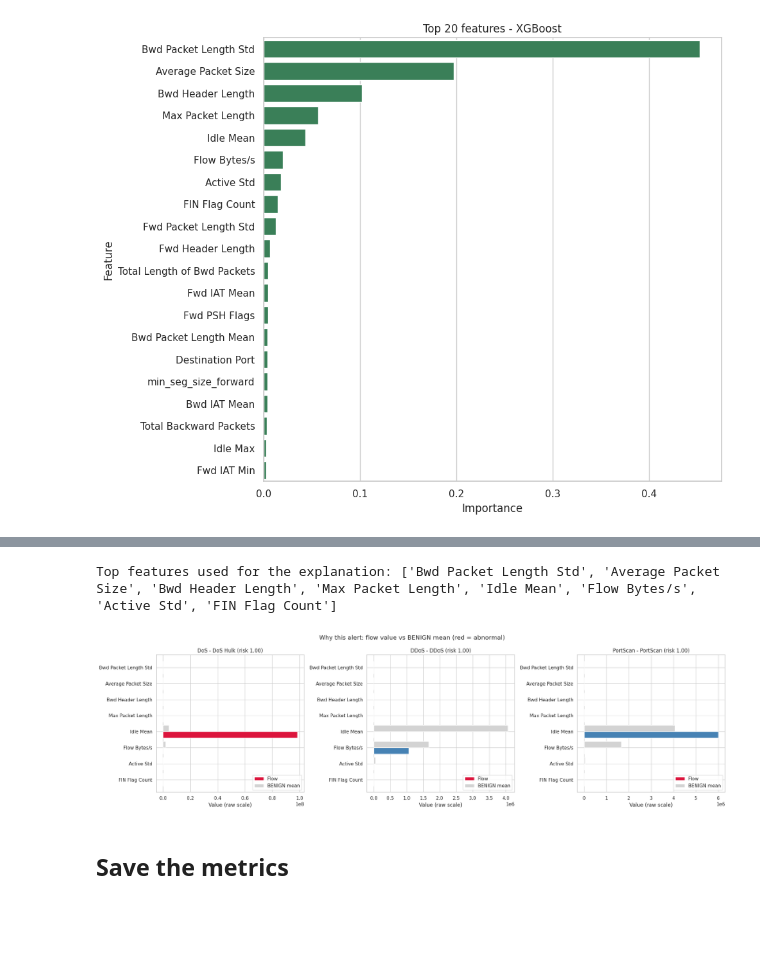
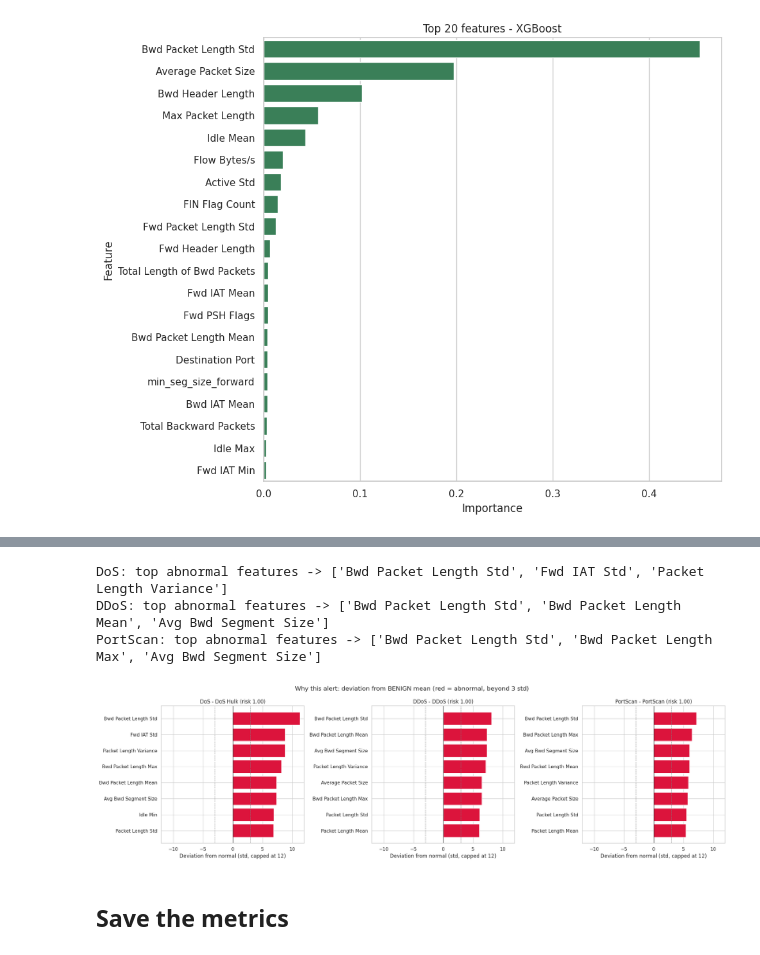
Before and after one commit to Buoyairican/Detection-explicable-danomalies, a Jupyter notebook: notebooks/04_evaluation.ipynb, the cells around one changed output, grey strips where cells are left out. Saved outputs shown, nothing was run; the diff lists cells and outputs as text; code cells hidden in the pictures; blank space fills up the shorter version.

```diff
--- a/notebooks/04_evaluation.ipynb
+++ b/notebooks/04_evaluation.ipynb
@@ -222,45 +224,58 @@ deviate strongly from normal traffic: these are the reasons for the alert.
 # %%
 df_eval = df.copy()
 df_eval["pred"] = y_pred_best
 df_eval["proba"] = proba_best
+
+# benign mean and std per feature (from the BENIGN flows of the test set)
+benign_mask = df["Label_binary"] == 0
+benign_mean = df.loc[benign_mask, features].mean()
+benign_std = df.loc[benign_mask, features].std().replace(0, np.nan)
 
 # one well-detected attack per family (highest risk score)
 target_families = ["DoS", "DDoS", "PortScan"]
 alert_idx = []
 for fam in target_families:
     mask = (df_eval["Label_group"] == fam) & (df_eval["Label_binary"] == 1) & (df_eval["pred"] == 1)
     cand = df_eval[mask]
     if len(cand) > 0:
         alert_idx.append(cand["proba"].idxmax())
 
-top_features = importances.head(8).index.tolist()
-print("Top features used for the explanation:", top_features)
+threshold = 3.0   # abnormal if more than 3 std from the benign mean
+cap = 12.0        # cap the displayed deviation so the chart stays readable
 
 fig, axs = plt.subplots(1, len(alert_idx), figsize=(7 * len(alert_idx), 6))
 if len(alert_idx) == 1:
     axs = [axs]
 for i, idx in enumerate(alert_idx):
     row = df_eval.loc[idx]
-    flow_values = X.loc[idx, top_features].astype(float)
-    benign_values = benign_means[top_features].astype(float)
-    ratio = (flow_values / benign_values.replace(0, np.nan)).abs()
-    bar_colors = ["crimson" if (pd.notna(r) and r > 2.0) else "steelblue" for r in ratio]
-    y_pos = np.arange(len(top_features))
-    axs[i].barh(y_pos + 0.2, flow_values.values, height=0.4, color=bar_colors, label="Flow")
-    axs[i].barh(y_pos - 0.2, benign_values.values, height=0.4, color="lightgray", label="BENIGN mean")
+    # deviation of the flow from normal traffic, in standard deviations
+    z = (X.loc[idx, features].astype(float) - benign_mean) / benign_std
+    z = z.dropna()
+    z_top = z.reindex(z.abs().sort_values(ascending=False).index).head(8)
+    print(f"{row['Label_group']}: top abnormal features ->", list(z_top.index[:3]))
+
+    z_plot = z_top.iloc[::-1]                 # most abnormal on top
+    z_draw = z_plot.clip(-cap, cap)           # cap long bars for readability
+    bar_colors = ["crimson" if abs(v) > threshold else "steelblue" for v in z_plot.values]
+    y_pos = np.arange(len(z_plot))
+    axs[i].barh(y_pos, z_draw.values, color=bar_colors)
+    axs[i].axvline(0, color="black", linewidth=0.8)
+    axs[i].axvline(threshold, color="gray", linestyle="--", linewidth=0.8)
+    axs[i].axvline(-threshold, color="gray", linestyle="--", linewidth=0.8)
+    axs[i].set_xlim(-cap, cap)
     axs[i].set_yticks(y_pos)
-    axs[i].set_yticklabels(top_features)
-    axs[i].invert_yaxis()
-    axs[i].set_xlabel("Value (raw scale)")
+    axs[i].set_yticklabels(z_plot.index)
+    axs[i].set_xlabel("Deviation from normal (std, capped at 12)")
     axs[i].set_title(f"{row['Label_group']} - {row['Label']} (risk {row['proba']:.2f})")
-    axs[i].legend(loc="lower right")
-plt.suptitle("Why this alert: flow value vs BENIGN mean (red = abnormal)")
+plt.suptitle("Why this alert: deviation from BENIGN mean (red = abnormal, beyond 3 std)")
 plt.tight_layout()
 plt.savefig(BASE + "/reports/figures/10_explication_alerte.png", dpi=120)
 plt.show()
 # %% [output]
-Top features used for the explanation: ['Bwd Packet Length Std', 'Average Packet Size', 'Bwd Header Length', 'Max Packet Length', 'Idle Mean', 'Flow Bytes/s', 'Active Std', 'FIN Flag Count']
+DoS: top abnormal features -> ['Bwd Packet Length Std', 'Fwd IAT Std', 'Packet Length Variance']
+DDoS: top abnormal features -> ['Bwd Packet Length Std', 'Bwd Packet Length Mean', 'Avg Bwd Segment Size']
+PortScan: top abnormal features -> ['Bwd Packet Length Std', 'Bwd Packet Length Max', 'Avg Bwd Segment Size']
-[figure, old version]
+[figure, new version]
 # %% [markdown]
 ## Save the metrics
 # %%
```
Also changed, not shown: parts of 2 cells of this notebook, 2 other files.
